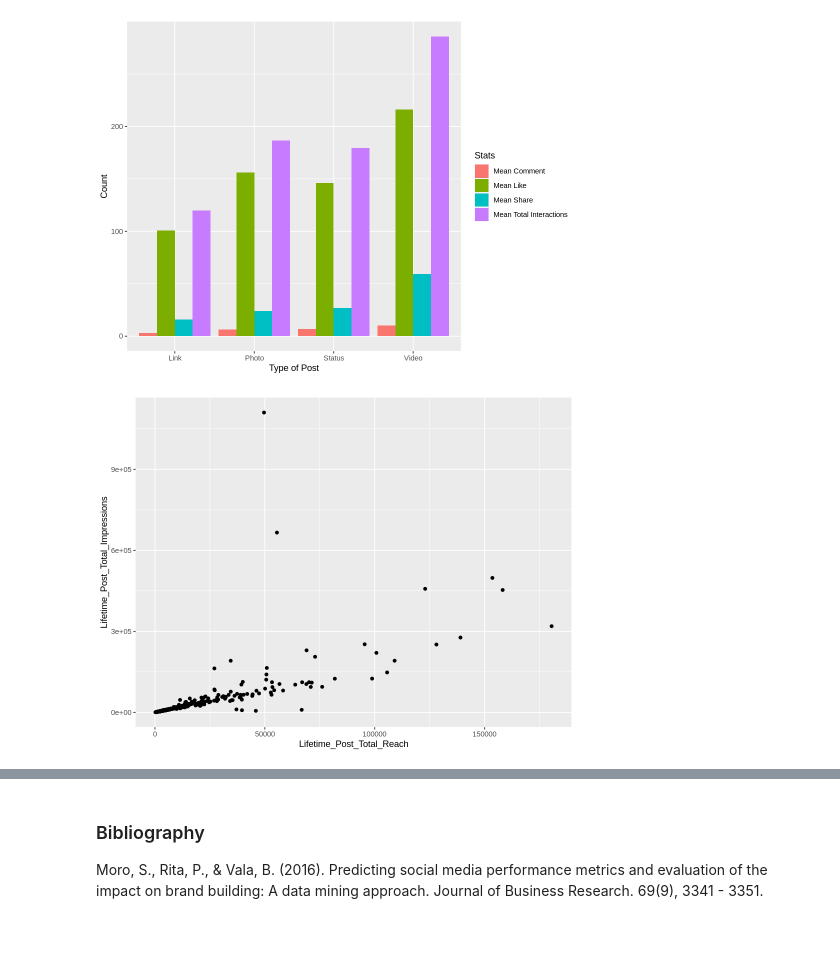
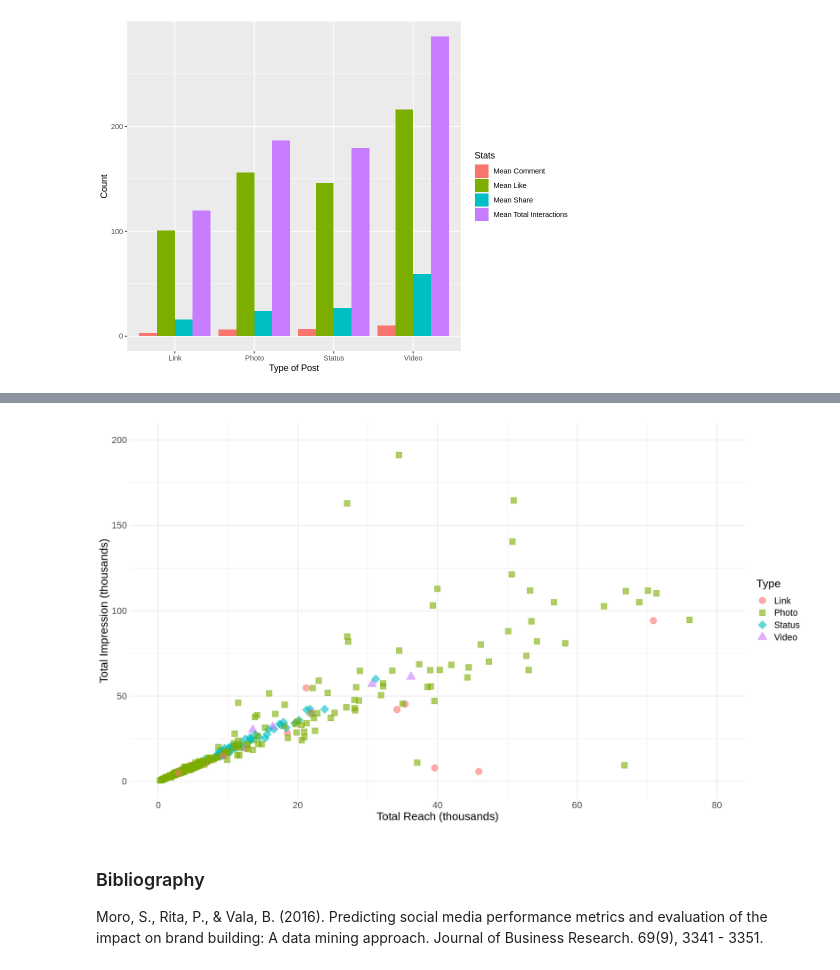
Before and after one commit to calamari99/Facebook-Post-Predictor, a Jupyter notebook: main.ipynb, the cells around one changed output, grey strips where cells are left out. Drawn from its saved outputs; the diff is of its cells as text; code cells hidden in the pictures; blank space fills up the shorter version.

Commit message:
added Bruno's scatterplot pt 2

```diff
--- a/main.ipynb
+++ b/main.ipynb
@@ -344,8 +344,18 @@ mean_fb <- ggplot(fb_long, aes(x = type, y = Value, fill = Stat)) +
 mean_fb
 # %% [output]
 [figure]
-# %%
-test_plot <- facebook %>% ggplot(aes(x = Lifetime_Post_Total_Reach, y = Lifetime_Post_Total_Impressions)) + geom_point()
-test_plot
-# %% [output]
-[figure, removed]
+# %%
+library(ggplot2)
+test_plot <- facebook %>%
+    ggplot(aes(x = Lifetime_Post_Total_Reach/1000, y = Lifetime_Post_Total_Impressions/1000, shape=Type, color=Type, fill=Type))+
+    geom_point(alpha=0.6, size=4)+
+    labs(x="Total Reach (thousands)", y="Total Impression (thousands)", group="Type")+
+    scale_y_continuous(limits = c(0,200))+
+    scale_x_continuous(limits = c(0,80))+
+    scale_shape_manual(values = c(21,22,23,24)) +
+    scale_size_manual(values=c(1,6,7,9))+
+    theme_minimal()+
+    theme(text = element_text(size = 16))
+    options(repr.plot.width =14, repr.plot.height = 8)
+test_plot
+# %% [output]
@@ -352,3 +364,4 @@ test_plot
+[figure, added]
 # %% [markdown]
 ### Bibliography
 
```
Also changed, not shown: parts of 1 cell of this notebook.
